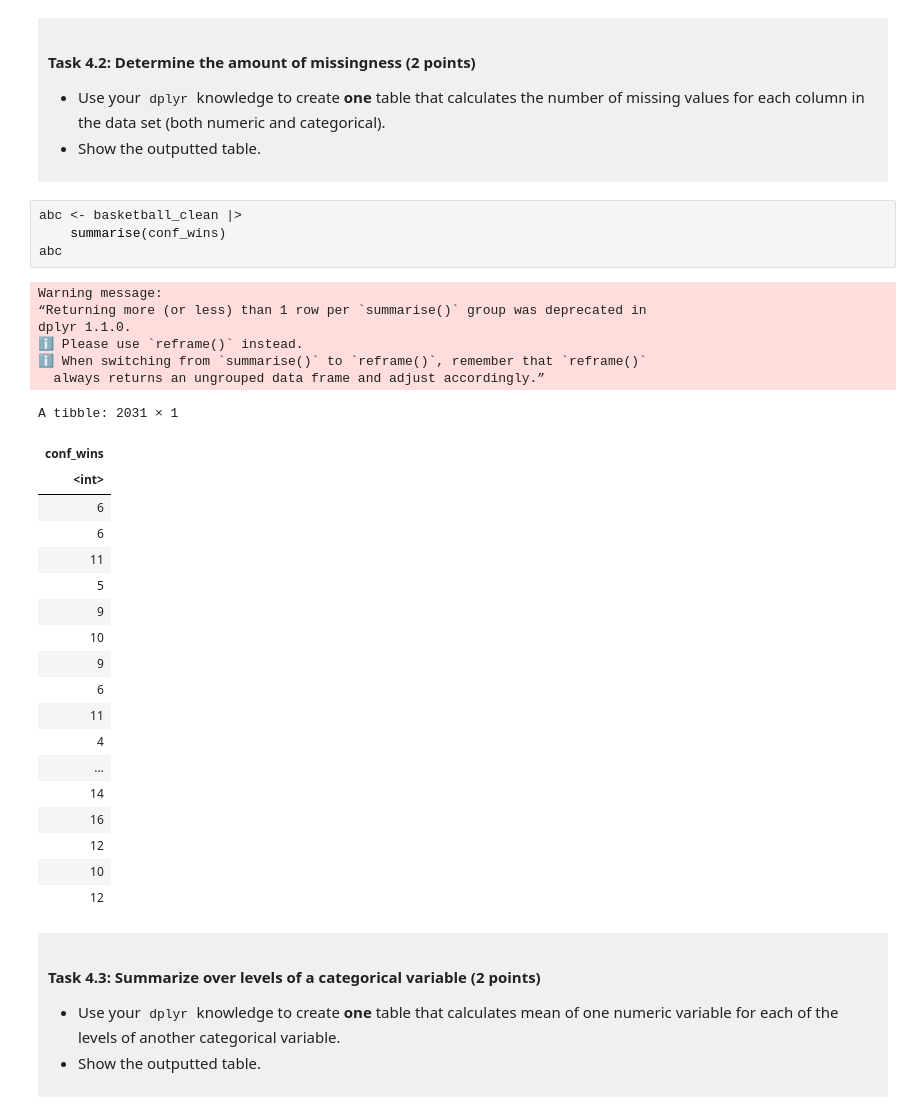
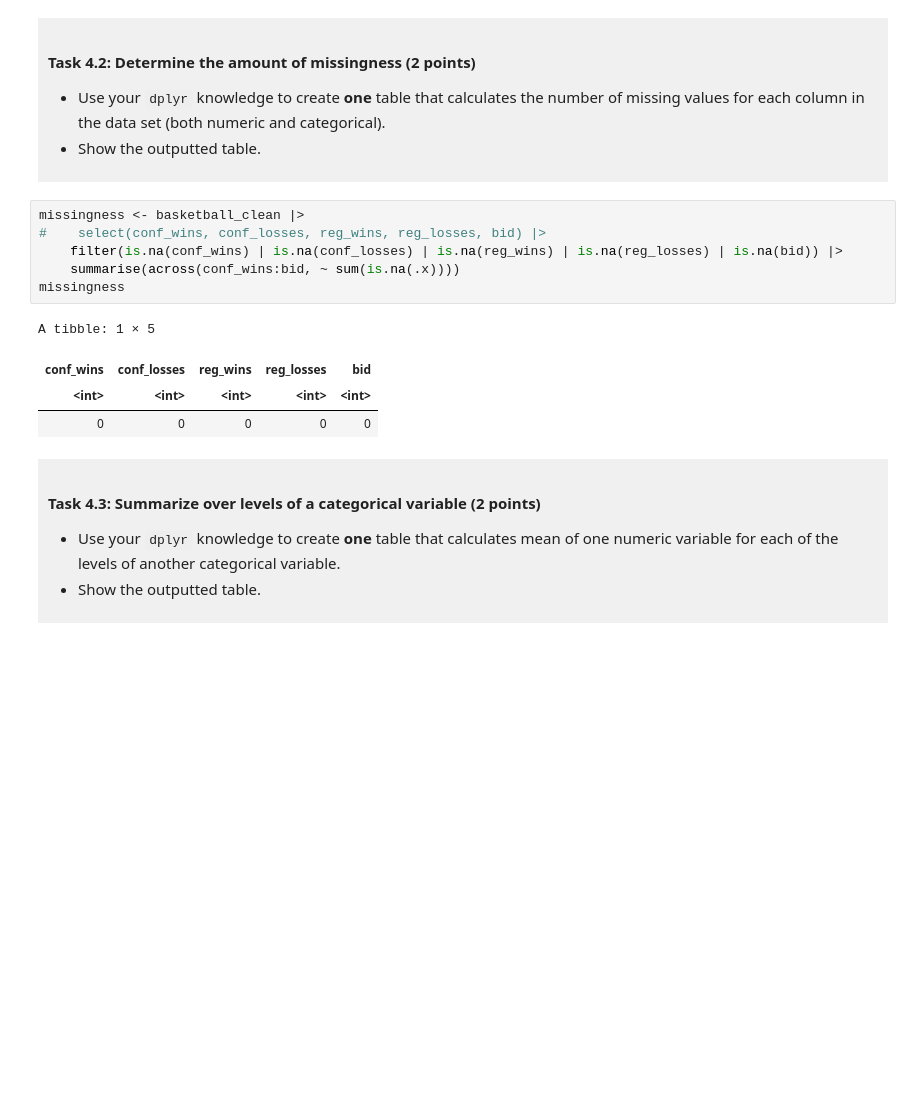
Before and after one commit to Jenimaja/dsci-100-project-sasha-biesanz, a Jupyter notebook: dsci-100-project-notebook.ipynb, the cells around one changed output. Cells and saved outputs as stored; diff of their text form; blank space fills up the shorter version.

```diff
--- a/dsci-100-project-notebook.ipynb
+++ b/dsci-100-project-notebook.ipynb
@@ -319,35 +309,16 @@ A tibble: 4 × 5
 - Show the outputted table.
 </div>
 # %%
-abc <- basketball_clean |>
-    summarise(conf_wins)
-abc
+missingness <- basketball_clean |>
+#    select(conf_wins, conf_losses, reg_wins, reg_losses, bid) |>
+    filter(is.na(conf_wins) | is.na(conf_losses) | is.na(reg_wins) | is.na(reg_losses) | is.na(bid)) |>
+    summarise(across(conf_wins:bid, ~ sum(is.na(.x))))
+missingness
 # %% [output]
-Warning message:
-“Returning more (or less) than 1 row per `summarise()` group was deprecated in
-dplyr 1.1.0.
-ℹ Please use `reframe()` instead.
-ℹ When switching from `summarise()` to `reframe()`, remember that `reframe()`
-  always returns an ungrouped data frame and adjust accordingly.”
+A tibble: 1 × 5
-A tibble: 2031 × 1
-| conf_wins |
-| <int> |
-| 6 |
-| 6 |
-| 11 |
-| 5 |
-| 9 |
-| 10 |
-| 9 |
-| 6 |
-| 11 |
-| 4 |
-| ... |
-| 14 |
-| 16 |
-| 12 |
-| 10 |
-| 12 |
+| conf_wins | conf_losses | reg_wins | reg_losses | bid |
+| <int> | <int> | <int> | <int> | <int> |
+| 0 | 0 | 0 | 0 | 0 |
 # %% [markdown]
 <div style="background-color: #f0f0f0; padding: 10px;">
 
```
Also changed, not shown: parts of 3 cells of this notebook.
